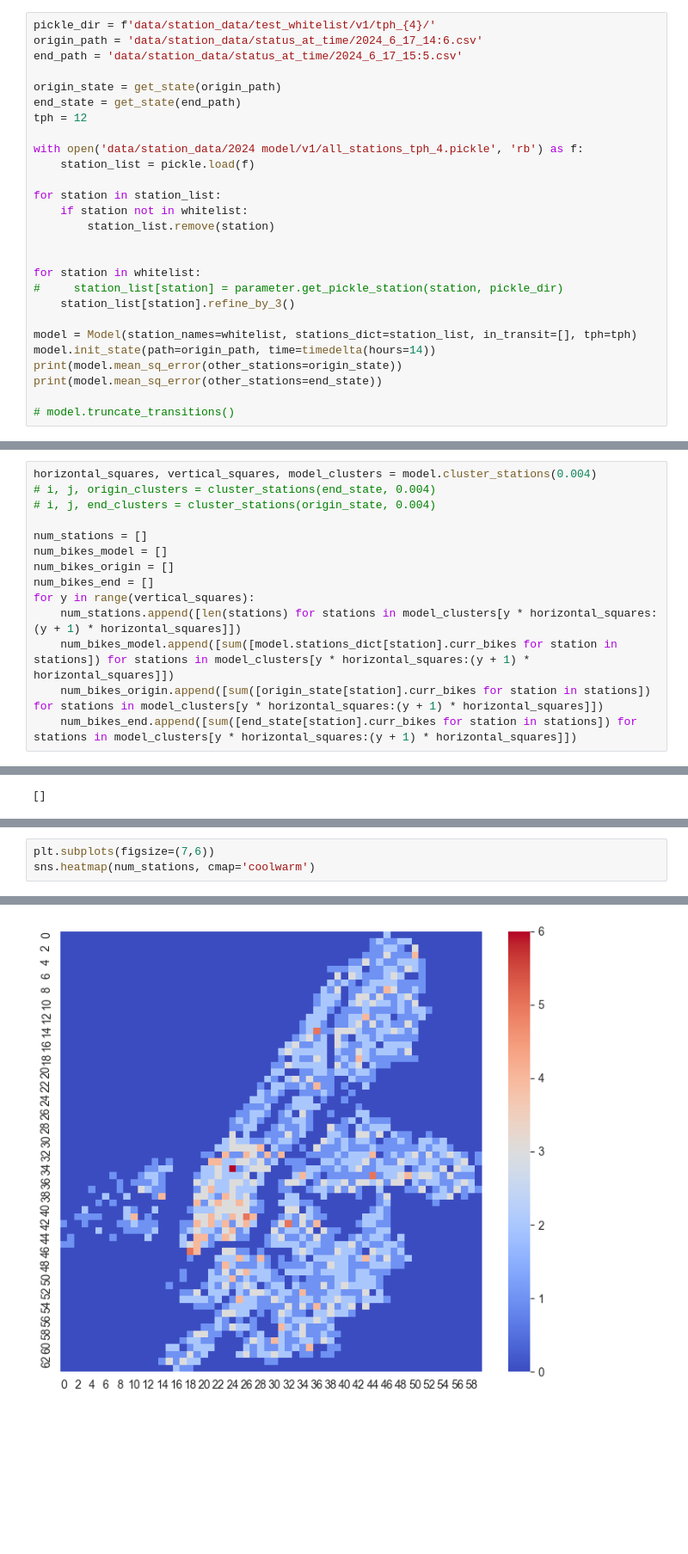
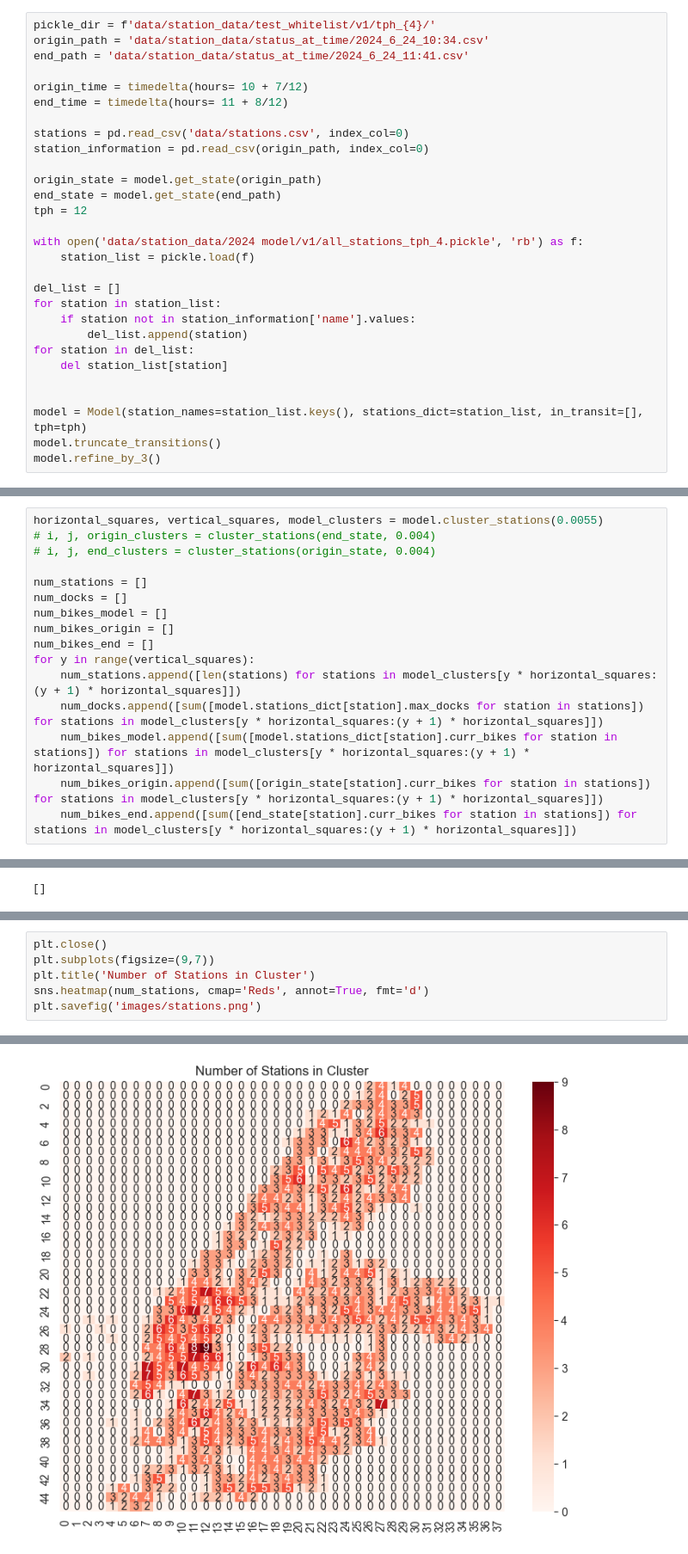
Before and after one commit to jarrettreimers/CSUREMM, a Jupyter notebook: Model_Testing.ipynb, the cells around one changed output, grey strips where cells are left out. Shown at 86% size. Cells and saved outputs as stored; diff of their text form; blank space fills up the shorter version.

```diff
--- a/Model_Testing.ipynb
+++ b/Model_Testing.ipynb
@@ -74,28 +19,30 @@ end_date = query.get_datetime(2024, 5, 30, 0, 0, 0)
 # %%
 pickle_dir = f'data/station_data/test_whitelist/v1/tph_{4}/'
-origin_path = 'data/station_data/status_at_time/2024_6_17_14:6.csv'
-end_path = 'data/station_data/status_at_time/2024_6_17_15:5.csv'
+origin_path = 'data/station_data/status_at_time/2024_6_24_10:34.csv'
+end_path = 'data/station_data/status_at_time/2024_6_24_11:41.csv'
 
-origin_state = get_state(origin_path)
-end_state = get_state(end_path)
+origin_time = timedelta(hours= 10 + 7/12)
+end_time = timedelta(hours= 11 + 8/12)
+
+stations = pd.read_csv('data/stations.csv', index_col=0)
+station_information = pd.read_csv(origin_path, index_col=0)
+
+origin_state = model.get_state(origin_path)
+end_state = model.get_state(end_path)
 tph = 12
 
 with open('data/station_data/2024 model/v1/all_stations_tph_4.pickle', 'rb') as f:
     station_list = pickle.load(f)
 
+del_list = []
 for station in station_list:
-    if station not in whitelist:
-        station_list.remove(station)
+    if station not in station_information['name'].values:
+        del_list.append(station)
+for station in del_list:
+    del station_list[station]
 
 
-for station in whitelist:
-#     station_list[station] = parameter.get_pickle_station(station, pickle_dir)
-    station_list[station].refine_by_3()
-
-model = Model(station_names=whitelist, stations_dict=station_list, in_transit=[], tph=tph)
-model.init_state(path=origin_path, time=timedelta(hours=14))
-print(model.mean_sq_error(other_stations=origin_state))
-print(model.mean_sq_error(other_stations=end_state))
-
-# model.truncate_transitions()
+model = Model(station_names=station_list.keys(), stations_dict=station_list, in_transit=[], tph=tph)
+model.truncate_transitions()
+model.refine_by_3()
 # %% [output]
@@ -171,14 +115,16 @@ def cluster_stations(stations_dict, square_length: float):
 # %%
-horizontal_squares, vertical_squares, model_clusters = model.cluster_stations(0.004)
+horizontal_squares, vertical_squares, model_clusters = model.cluster_stations(0.0055)
 # i, j, origin_clusters = cluster_stations(end_state, 0.004)
 # i, j, end_clusters = cluster_stations(origin_state, 0.004)
 
 num_stations = []
+num_docks = []
 num_bikes_model = []
 num_bikes_origin = []
 num_bikes_end = []
 for y in range(vertical_squares):
     num_stations.append([len(stations) for stations in model_clusters[y * horizontal_squares:(y + 1) * horizontal_squares]])
+    num_docks.append([sum([model.stations_dict[station].max_docks for station in stations]) for stations in model_clusters[y * horizontal_squares:(y + 1) * horizontal_squares]])
     num_bikes_model.append([sum([model.stations_dict[station].curr_bikes for station in stations]) for stations in model_clusters[y * horizontal_squares:(y + 1) * horizontal_squares]])
     num_bikes_origin.append([sum([origin_state[station].curr_bikes for station in stations]) for stations in model_clusters[y * horizontal_squares:(y + 1) * horizontal_squares]])
     num_bikes_end.append([sum([end_state[station].curr_bikes for station in stations]) for stations in model_clusters[y * horizontal_squares:(y + 1) * horizontal_squares]])
@@ -248,6 +281,9 @@ sns.heatmap(num_bikes_end, cmap='coolwarm')
 <Axes: >
 [figure]
 # %%
-plt.subplots(figsize=(7,6))
-sns.heatmap(num_stations, cmap='coolwarm')
+plt.close()
+plt.subplots(figsize=(9,7))
+plt.title('Number of Stations in Cluster')
+sns.heatmap(num_stations, cmap='Reds', annot=True, fmt='d')
+plt.savefig('images/stations.png')
 # %% [output]
@@ -255,2 +290,2 @@ sns.heatmap(num_stations, cmap='coolwarm')
-[figure, old version]
+[figure, new version]
 # %%
```
Also changed, not shown: parts of 19 cells of this notebook, 7 other files.
